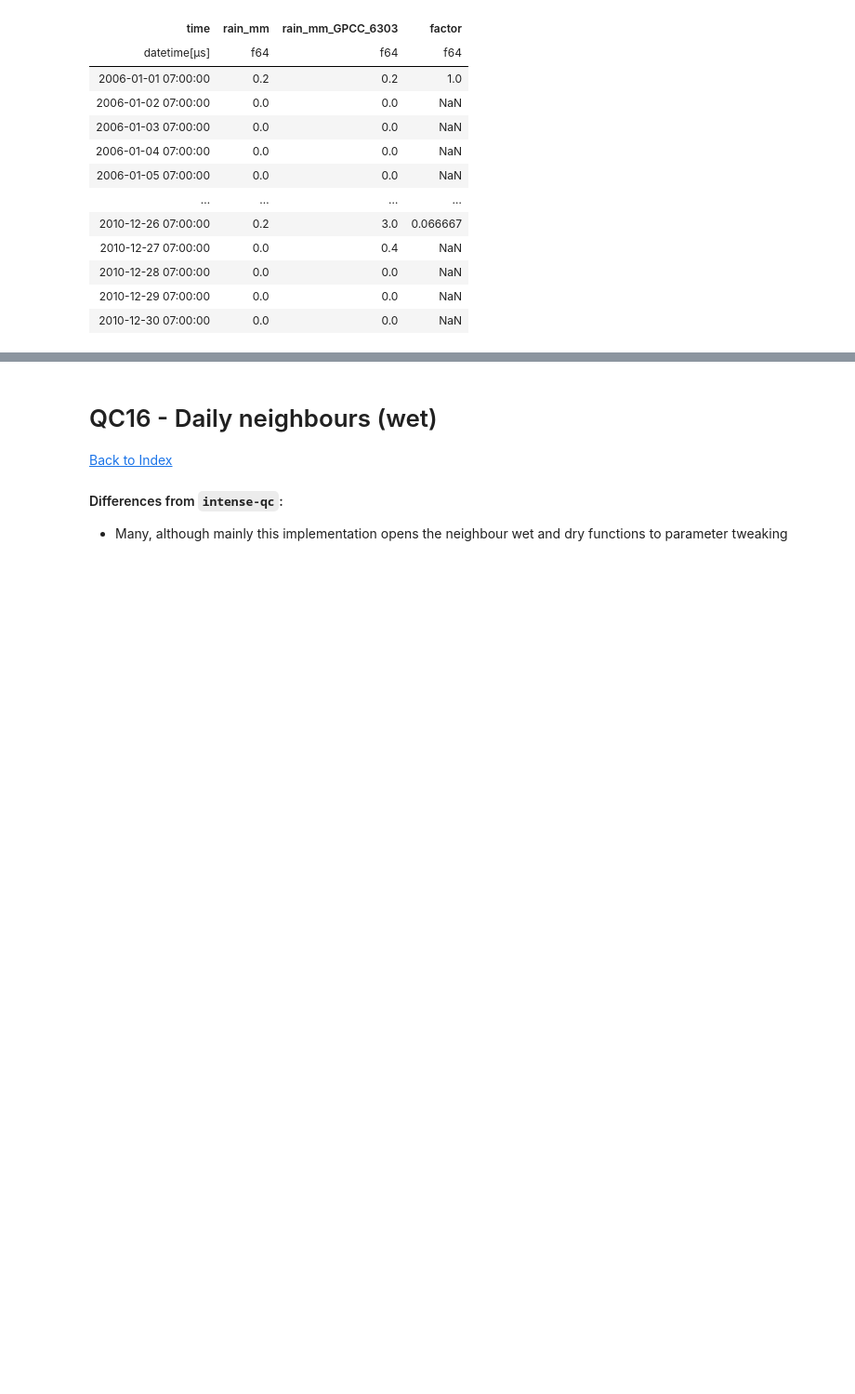
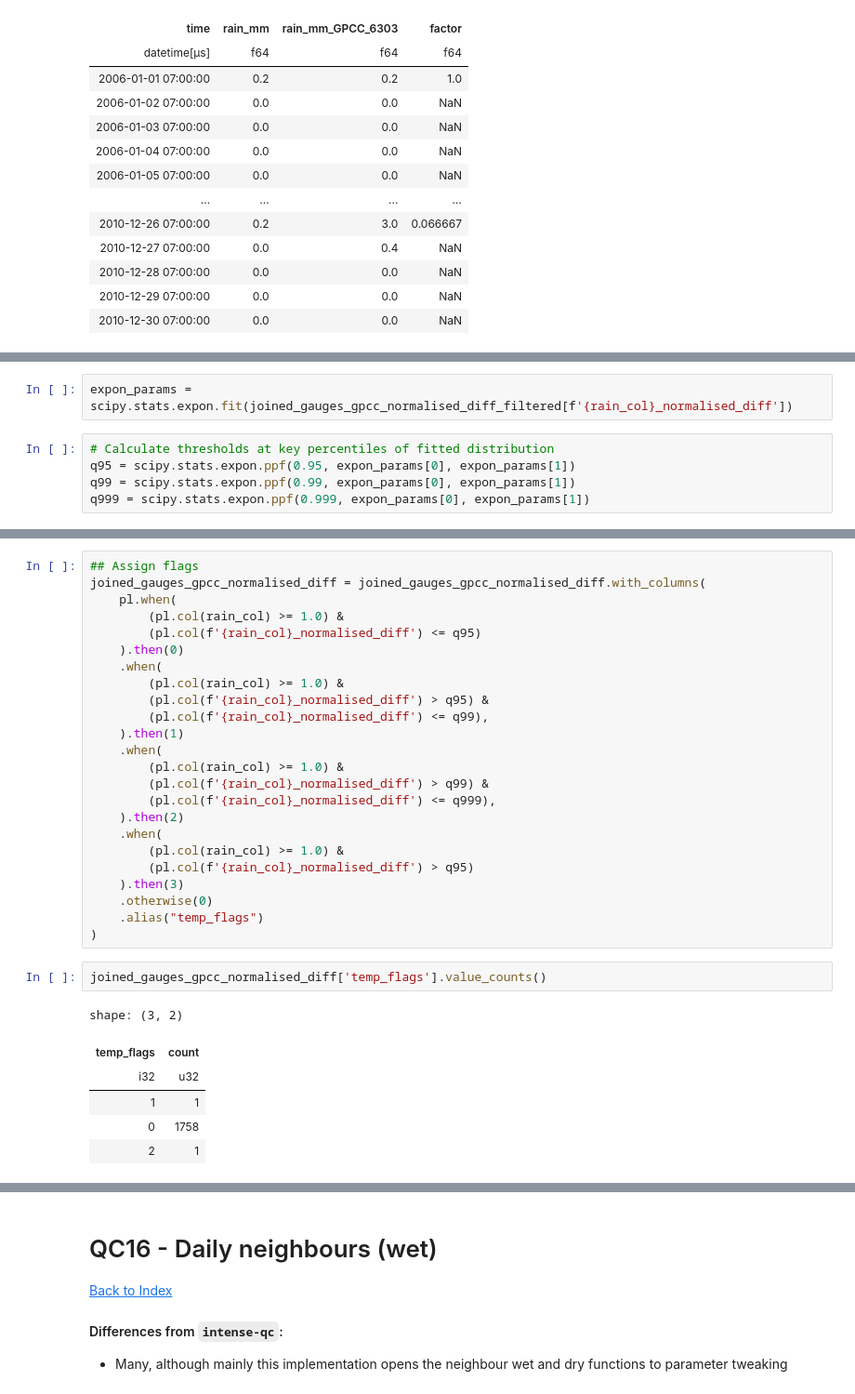
Before and after one commit to Thomasjkeel/RainfallQC-notebooks, a Jupyter notebook: notebooks/neighbour_checks.ipynb, the cells around one changed output, grey strips where cells are left out. Shown at 93% size. Cells and saved outputs as stored; diff of their text form; blank space fills up the shorter version.

```diff
--- a/notebooks/neighbour_checks.ipynb
+++ b/notebooks/neighbour_checks.ipynb
@@ -576,0 +607,7 @@ perc: 0.7673758865248227, p_corr: 0.009778374017001294, f_mean: 0.21056017953340
+# %%
+expon_params = scipy.stats.expon.fit(joined_gauges_gpcc_normalised_diff_filtered[f'{rain_col}_normalised_diff'])
+# %%
+# Calculate thresholds at key percentiles of fitted distribution
+q95 = scipy.stats.expon.ppf(0.95, expon_params[0], expon_params[1])
+q99 = scipy.stats.expon.ppf(0.99, expon_params[0], expon_params[1])
+q999 = scipy.stats.expon.ppf(0.999, expon_params[0], expon_params[1])
@@ -576,0 +620,33 @@ perc: 0.7673758865248227, p_corr: 0.009778374017001294, f_mean: 0.21056017953340
+# %%
+## Assign flags
+joined_gauges_gpcc_normalised_diff = joined_gauges_gpcc_normalised_diff.with_columns(
+    pl.when(
+        (pl.col(rain_col) >= 1.0) &
+        (pl.col(f'{rain_col}_normalised_diff') <= q95)
+    ).then(0)
+    .when(
+        (pl.col(rain_col) >= 1.0) &
+        (pl.col(f'{rain_col}_normalised_diff') > q95) &
+        (pl.col(f'{rain_col}_normalised_diff') <= q99),
+    ).then(1)
+    .when(
+        (pl.col(rain_col) >= 1.0) &
+        (pl.col(f'{rain_col}_normalised_diff') > q99) &
+        (pl.col(f'{rain_col}_normalised_diff') <= q999),
+    ).then(2)
+    .when(
+        (pl.col(rain_col) >= 1.0) &
+        (pl.col(f'{rain_col}_normalised_diff') > q95)
+    ).then(3)
+    .otherwise(0)
+    .alias("temp_flags")
+)
+# %%
+joined_gauges_gpcc_normalised_diff['temp_flags'].value_counts()
+# %% [output]
+shape: (3, 2)
+| temp_flags | count |
+| i32 | u32 |
+| 1 | 1 |
+| 0 | 1758 |
+| 2 | 1 |
```
Also changed, not shown: parts of 23 cells of this notebook.
